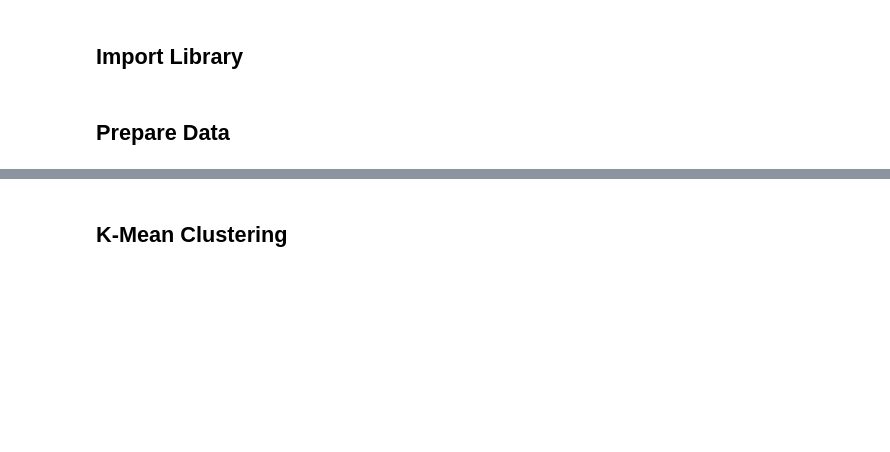
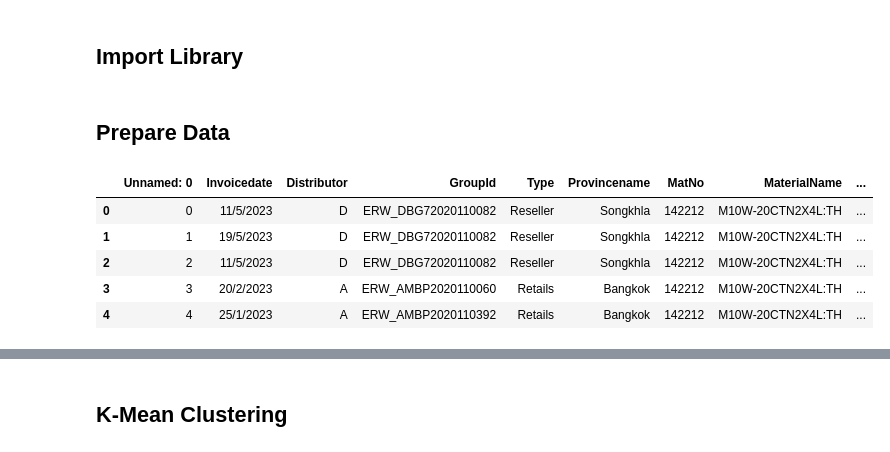
Before and after one commit to Dpyde/Hackatron, a Jupyter notebook: Lab1-2.ipynb, the cells around one changed output, grey strips where cells are left out. Cells and saved outputs as stored; diff of their text form; code cells hidden in the pictures; blank space fills up the shorter version.

```diff
--- a/Lab1-2.ipynb
+++ b/Lab1-2.ipynb
@@ -55,0 +24,9 @@ AGG_df2 = LOCNRP.groupby(['O_CUSTKEY'], as_index=False).agg(
+# %%
+MER_PPL_df.head()
+# %% [output]
+|  | Unnamed: 0 | Invoicedate | Distributor | GroupId | Type | Provincename | MatNo | MaterialName | ... |
+| 0 | 0 | 11/5/2023 | D | ERW_DBG72020110082 | Reseller | Songkhla | 142212 | M10W-20CTN2X4L:TH | ... |
+| 1 | 1 | 19/5/2023 | D | ERW_DBG72020110082 | Reseller | Songkhla | 142212 | M10W-20CTN2X4L:TH | ... |
+| 2 | 2 | 11/5/2023 | D | ERW_DBG72020110082 | Reseller | Songkhla | 142212 | M10W-20CTN2X4L:TH | ... |
+| 3 | 3 | 20/2/2023 | A | ERW_AMBP2020110060 | Retails | Bangkok | 142212 | M10W-20CTN2X4L:TH | ... |
+| 4 | 4 | 25/1/2023 | A | ERW_AMBP2020110392 | Retails | Bangkok | 142212 | M10W-20CTN2X4L:TH | ... |
```
Also changed, not shown: parts of 17 cells of this notebook, 6 other files.
